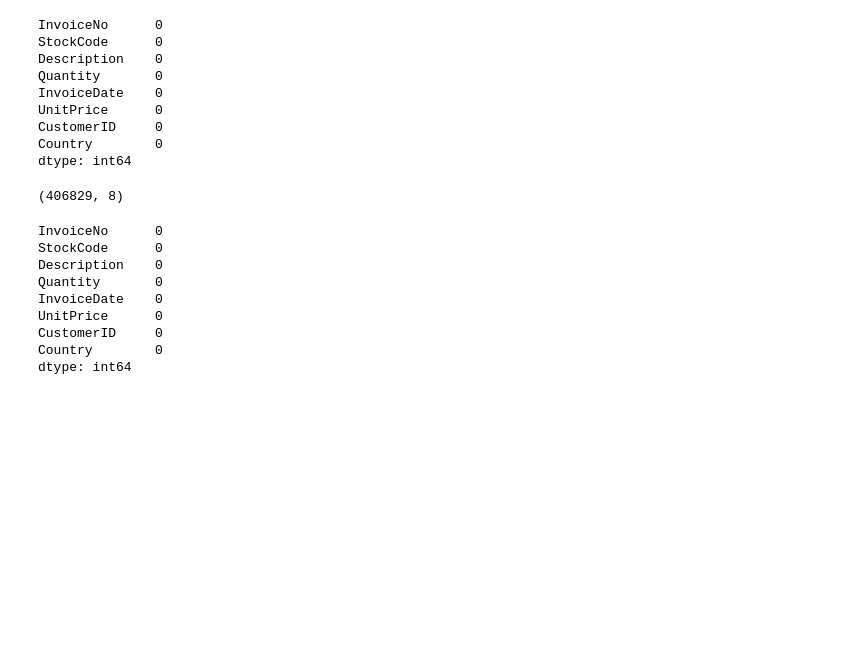
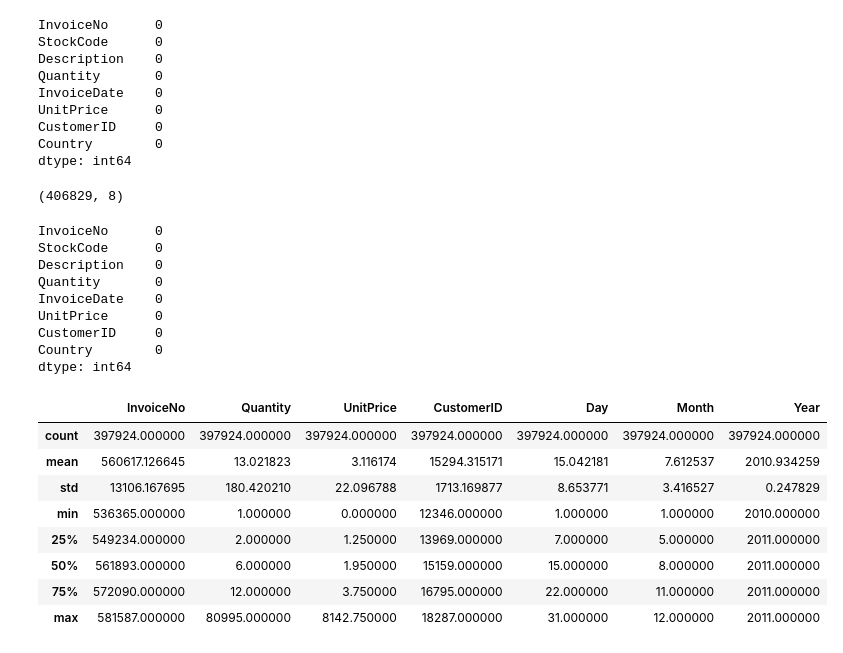
Before and after one commit to Hkhero79/Hk-online-Retail-customer-segmentation, a Jupyter notebook: Hk_Online_Retail_Customer_Segmentation_Capstone_Project.ipynb, the cells around one changed output. Saved outputs shown, nothing was run; the diff lists cells and outputs as text; code cells hidden in the pictures; blank space fills up the shorter version.

```diff
--- a/Hk_Online_Retail_Customer_Segmentation_Capstone_Project.ipynb
+++ b/Hk_Online_Retail_Customer_Segmentation_Capstone_Project.ipynb
@@ -124,0 +159,12 @@ dtype: int64
+# %%
+df_online.describe()
+# %% [output]
+|  | InvoiceNo | Quantity | UnitPrice | CustomerID | Day | Month | Year |
+| count | 397924.000000 | 397924.000000 | 397924.000000 | 397924.000000 | 397924.000000 | 397924.000000 | 397924.000000 |
+| mean | 560617.126645 | 13.021823 | 3.116174 | 15294.315171 | 15.042181 | 7.612537 | 2010.934259 |
+| std | 13106.167695 | 180.420210 | 22.096788 | 1713.169877 | 8.653771 | 3.416527 | 0.247829 |
+| min | 536365.000000 | 1.000000 | 0.000000 | 12346.000000 | 1.000000 | 1.000000 | 2010.000000 |
+| 25% | 549234.000000 | 2.000000 | 1.250000 | 13969.000000 | 7.000000 | 5.000000 | 2011.000000 |
+| 50% | 561893.000000 | 6.000000 | 1.950000 | 15159.000000 | 15.000000 | 8.000000 | 2011.000000 |
+| 75% | 572090.000000 | 12.000000 | 3.750000 | 16795.000000 | 22.000000 | 11.000000 | 2011.000000 |
+| max | 581587.000000 | 80995.000000 | 8142.750000 | 18287.000000 | 31.000000 | 12.000000 | 2011.000000 |
```
Also changed, not shown: parts of 18 cells of this notebook.
